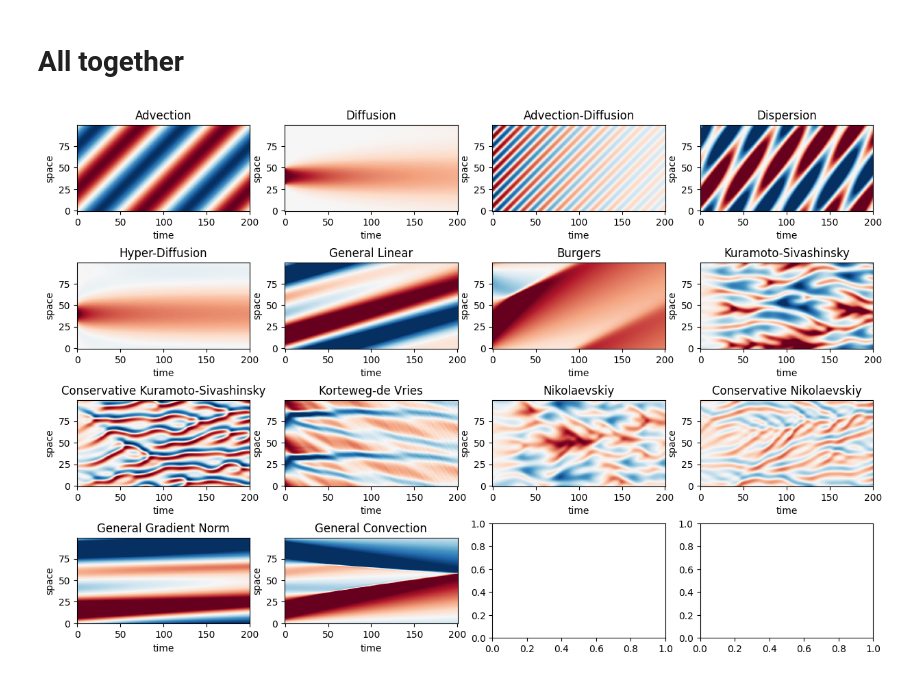
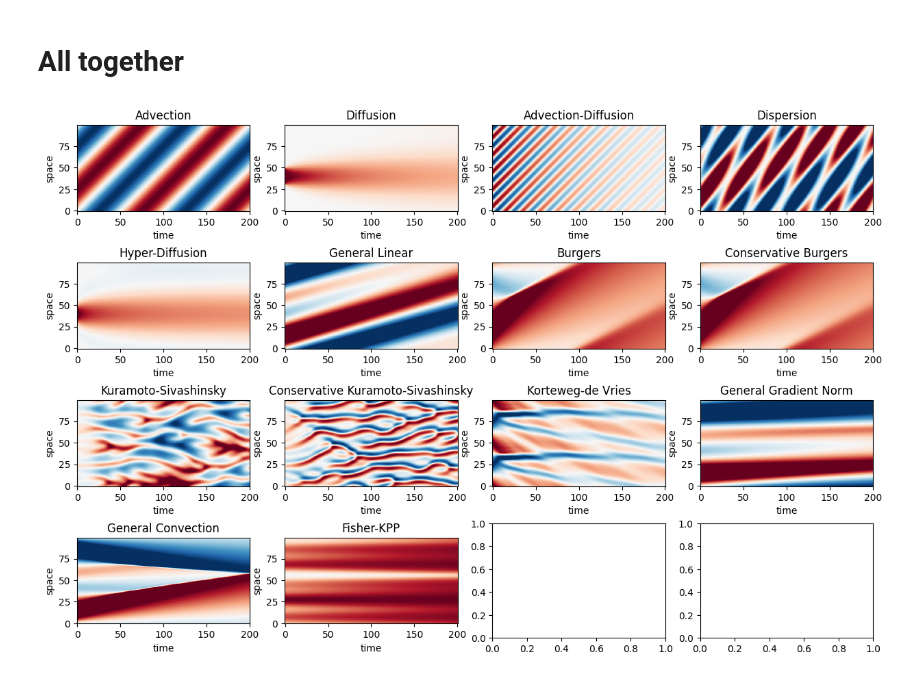
Before and after one commit to Ceyron/exponax, a Jupyter notebook: docs/examples/solver_showcase_1d.ipynb, the cells around one changed output. Cells and saved outputs as stored; diff of their text form; code cells hidden in the pictures.

```diff
--- a/docs/examples/solver_showcase_1d.ipynb
+++ b/docs/examples/solver_showcase_1d.ipynb
@@ -147,12 +145,12 @@ a_2 = 0.001
 a_3 = -0.0001
 a_4 = -0.00001
 
-general_linear_stepper = ex.stepper.GeneralLinearStepper(
+general_linear_stepper = ex.stepper.generic.GeneralLinearStepper(
     1,
     DOMAIN_EXTENT,
     NUM_POINTS,
     DT,
-    coefficients=[a_0, a_1, a_2, a_3, a_4],
+    linear_coefficients=[a_0, a_1, a_2, a_3, a_4],
 )
 
 grid = ex.make_grid(1, DOMAIN_EXTENT, NUM_POINTS)
@@ -348,13 +315,13 @@ a_2 = +0.1
 a_3 = -0.0001
 a_4 = -0.01
 
-general_gradient_norm_stepper = ex.stepper.GeneralGradientNormStepper(
+general_gradient_norm_stepper = ex.stepper.generic.GeneralGradientNormStepper(
     1,
     DOMAIN_EXTENT,
     NUM_POINTS,
     DT,
     gradient_norm_scale=b,
-    coefficients=[a_0, a_1, a_2, a_3, a_4],
+    linear_coefficients=[a_0, a_1, a_2, a_3, a_4],
 )
 
 grid = ex.make_grid(1, DOMAIN_EXTENT, NUM_POINTS)
@@ -391,13 +358,13 @@ a_2 = +0.1
 a_3 = -0.0001
 a_4 = -0.01
 
-general_convection_stepper = ex.stepper.GeneralConvectionStepper(
+general_convection_stepper = ex.stepper.generic.GeneralConvectionStepper(
     1,
     DOMAIN_EXTENT,
     NUM_POINTS,
     DT,
     convection_scale=b,
-    coefficients=[a_0, a_1, a_2, a_3, a_4],
+    linear_coefficients=[a_0, a_1, a_2, a_3, a_4],
 )
 
 grid = ex.make_grid(1, DOMAIN_EXTENT, NUM_POINTS)
@@ -419,0 +391,14 @@ plt.imshow(
+# %%
+DOMAIN_EXTENT = 10.0
+NUM_POINTS = 100
+DT = 0.01
+
+fisher_kpp_stepper = ex.stepper.reaction.FisherKPP(1, DOMAIN_EXTENT, NUM_POINTS, DT)
+
+u_0 = ex.ic.ClampingICGenerator(ex.ic.RandomTruncatedFourierSeries(1))(
+    NUM_POINTS, key=jax.random.PRNGKey(0)
+)
+
+fisher_kpp_trj = ex.rollout(fisher_kpp_stepper, 200, include_init=True)(u_0)
+
+plt.imshow(fisher_kpp_trj[:, 0, :].T, origin="lower", cmap="RdBu_r", vmin=-1, vmax=1)
@@ -437,13 +425,13 @@ for (
         hyper_diffusion_trj,
         general_linear_trj,
         burgers_trj,
+        burgers_trj_conservative,
         ks_trj,
         conservative_ks_trj,
         kdv_trj,
-        niko_trj,
-        niko_conservative_trj,
         general_gradient_norm_trj,
         general_convection_trj,
+        fisher_kpp_trj,
     ],
     [
         "Advection",
@@ -453,36 +441,36 @@ for (
         "Hyper-Diffusion",
         "General Linear",
         "Burgers",
+        "Conservative Burgers",
         "Kuramoto-Sivashinsky",
         "Conservative Kuramoto-Sivashinsky",
         "Korteweg-de Vries",
-        "Nikolaevskiy",
-        "Conservative Nikolaevskiy",
         "General Gradient Norm",
         "General Convection",
+        "Fisher-KPP",
     ],
     [
+        (-1, 1),
         (-1, 1),
         (-1, 1),
         (-1, 1),
         (-1, 1),
         (-1, 1),
         (-1, 1),
         (-1, 1),
         (-6, 6),
         (-2.5, 2.5),
         (-1, 1),
-        (-6, 6),
-        (-2.5, 2.5),
+        (-1, 1),
         (-1, 1),
         (-1, 1),
     ],
 ):
     ax.imshow(
         trj[:, 0, :].T, origin="lower", cmap="RdBu_r", vmin=limits[0], vmax=limits[1]
     )
     ax.set_title(title)
     ax.set_xlabel("time")
     ax.set_ylabel("space")
 # %% [output]
-[figure, old version]
+[figure, new version]
```
Also changed, not shown: parts of 12 cells of this notebook.
